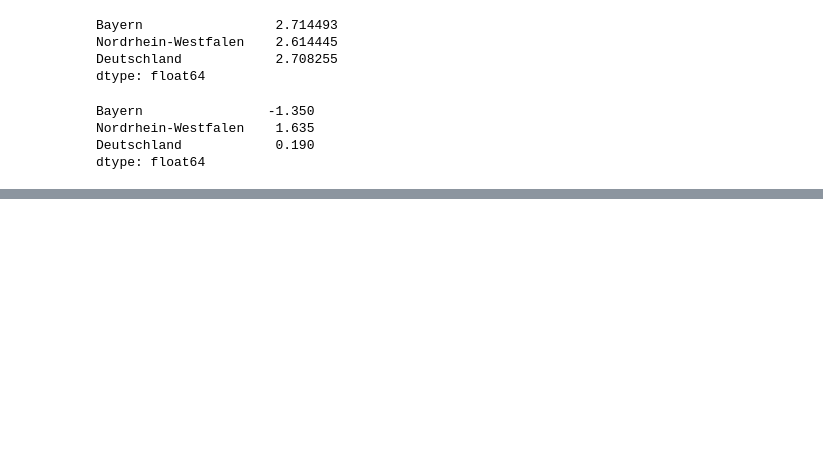
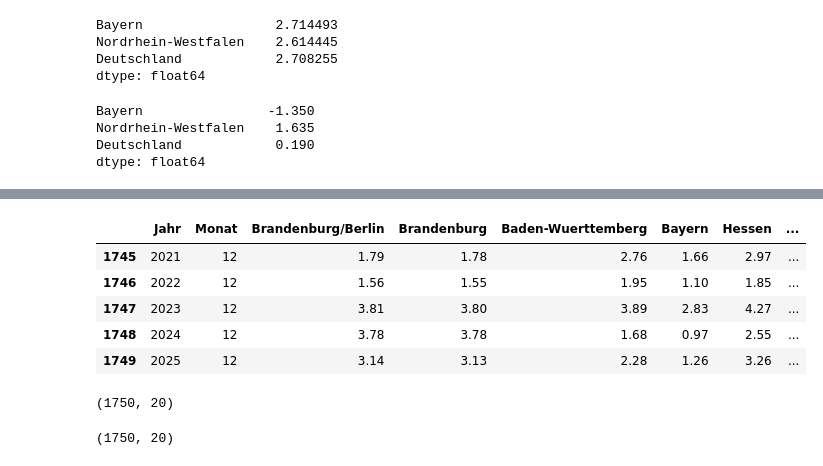
Before and after one commit to Eseosa10/weather_analysis, a Jupyter notebook: notebooks/see_data.ipynb, the cells around one changed output, grey strips where cells are left out. Saved outputs shown, nothing was run; the diff lists cells and outputs as text; code cells hidden in the pictures; blank space fills up the shorter version.

```diff
--- a/notebooks/see_data.ipynb
+++ b/notebooks/see_data.ipynb
@@ -204,0 +248,20 @@ dtype: float64
+# %%
+# Kernel eventell neu starten
+from data_loader import load_all_monthly_files
+df_combined=load_all_monthly_files("../data/raw")
+df_combined.tail()
+# %% [output]
+|  | Jahr | Monat | Brandenburg/Berlin | Brandenburg | Baden-Wuerttemberg | Bayern | Hessen | ... |
+| 1745 | 2021 | 12 | 1.79 | 1.78 | 2.76 | 1.66 | 2.97 | ... |
+| 1746 | 2022 | 12 | 1.56 | 1.55 | 1.95 | 1.10 | 1.85 | ... |
+| 1747 | 2023 | 12 | 3.81 | 3.80 | 3.89 | 2.83 | 4.27 | ... |
+| 1748 | 2024 | 12 | 3.78 | 3.78 | 1.68 | 0.97 | 2.55 | ... |
+| 1749 | 2025 | 12 | 3.14 | 3.13 | 2.28 | 1.26 | 3.26 | ... |
+# %%
+df_combined["Monat"].unique()
+# %% [output]
+(1750, 20)
+# %%
+df_combined.shape
+# %% [output]
+(1750, 20)
```
Also changed, not shown: parts of 5 cells of this notebook, 12 other files.
